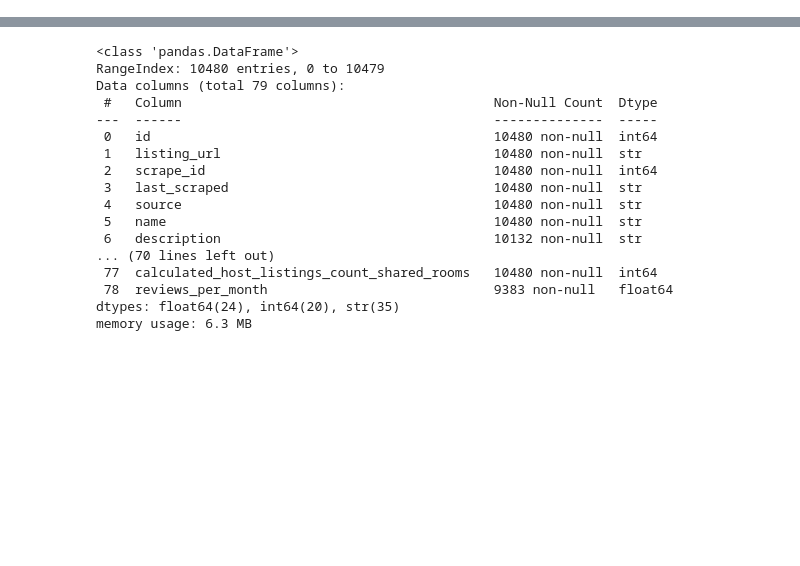
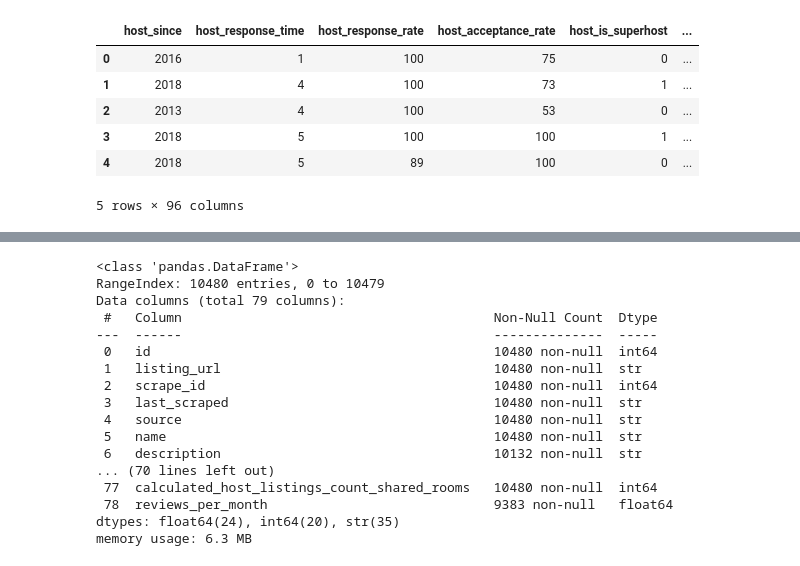
Before and after one commit to aakashaldankar/Albany-Airbnb-Price-Prediction, a Jupyter notebook: albany_pricing.ipynb, the cells around one changed output, grey strips where cells are left out. Drawn from its saved outputs; the diff is of its cells as text; code cells hidden in the pictures; blank space fills up the shorter version.

```diff
--- a/albany_pricing.ipynb
+++ b/albany_pricing.ipynb
@@ -11,3 +11,14 @@ from datetime import datetime
 from sklearn.feature_extraction.text import TfidfVectorizer
 # %%
 df=pd.read_csv("https://raw.githubusercontent.com/aakashaldankar/Albany-Airbnb-Listings-Data/refs/heads/main/listings.csv")
+# %%
+df=pd.read_csv('central_data/feature_engineering/final_train_data.csv')
+df.head()
+# %% [output]
+|  | host_since | host_response_time | host_response_rate | host_acceptance_rate | host_is_superhost | ... |
+| 0 | 2016 | 1 | 100 | 75 | 0 | ... |
+| 1 | 2018 | 4 | 100 | 73 | 1 | ... |
+| 2 | 2013 | 4 | 100 | 53 | 0 | ... |
+| 3 | 2018 | 5 | 100 | 100 | 1 | ... |
+| 4 | 2018 | 5 | 89 | 100 | 0 | ... |
+5 rows × 96 columns
```
Also changed, not shown: parts of 3 cells of this notebook, 9 other files.
